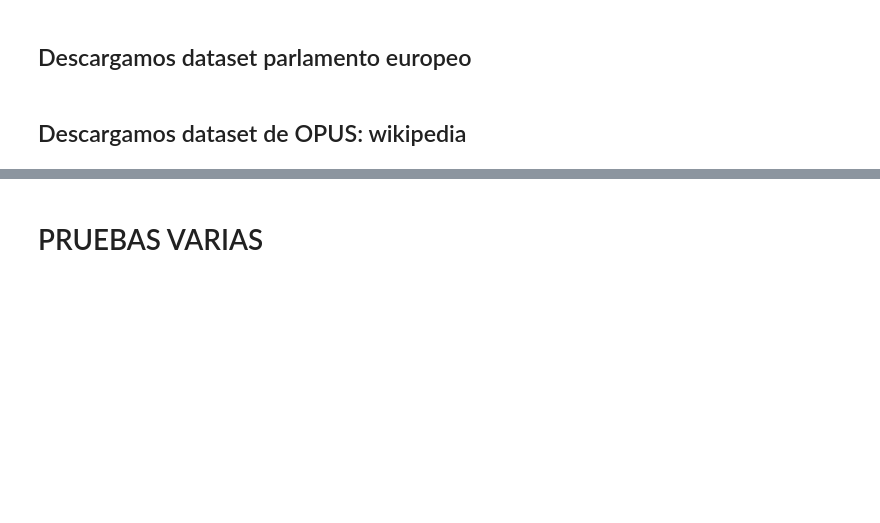
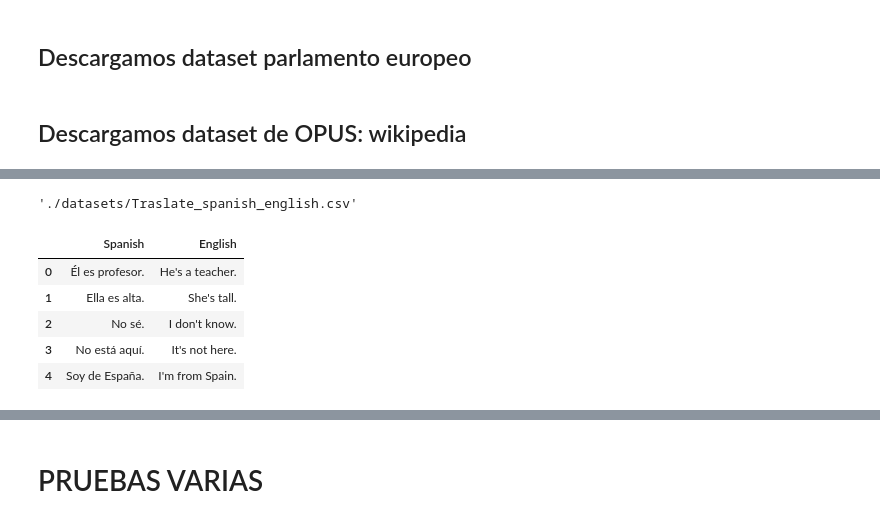
Before and after one commit to javileyes/video-translator, a Jupyter notebook: S2S_to_spa_Traductor_voz_off.ipynb, the cells around one changed output, grey strips where cells are left out. Drawn from its saved outputs; the diff is of its cells as text; code cells hidden in the pictures; blank space fills up the shorter version.

```diff
--- a/S2S_to_spa_Traductor_voz_off.ipynb
+++ b/S2S_to_spa_Traductor_voz_off.ipynb
@@ -2468,0 +2491,24 @@ Overwriting parse_xml_OPUS_pelis_to_csv.py
+# %%
+# Asignar nombres de columna
+excel_data.columns = ["Spanish", "English"]
+
+# Ruta para el archivo CSV de salida
+output_csv_path = './datasets/Traslate_spanish_english.csv'
+
+# Guardar el dataframe en formato CSV con el separador '~'
+excel_data.to_csv(output_csv_path, sep='~', index=False)
+
+output_csv_path
+# %% [output]
+'./datasets/Traslate_spanish_english.csv'
+# %%
+# Leer los primeros 100 registros del archivo CSV
+csv_data = pd.read_csv(output_csv_path, sep='~', nrows=100)
+csv_data.head()
+# %% [output]
+|  | Spanish | English |
+| 0 | Él es profesor. | He's a teacher. |
+| 1 | Ella es alta. | She's tall. |
+| 2 | No sé. | I don't know. |
+| 3 | No está aquí. | It's not here. |
+| 4 | Soy de España. | I'm from Spain. |
```
Also changed, not shown: parts of 16 cells of this notebook, 3 other files.
